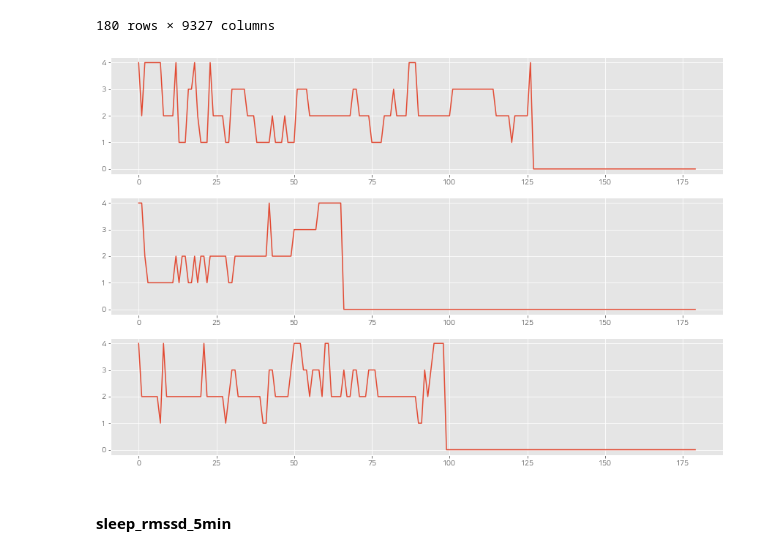
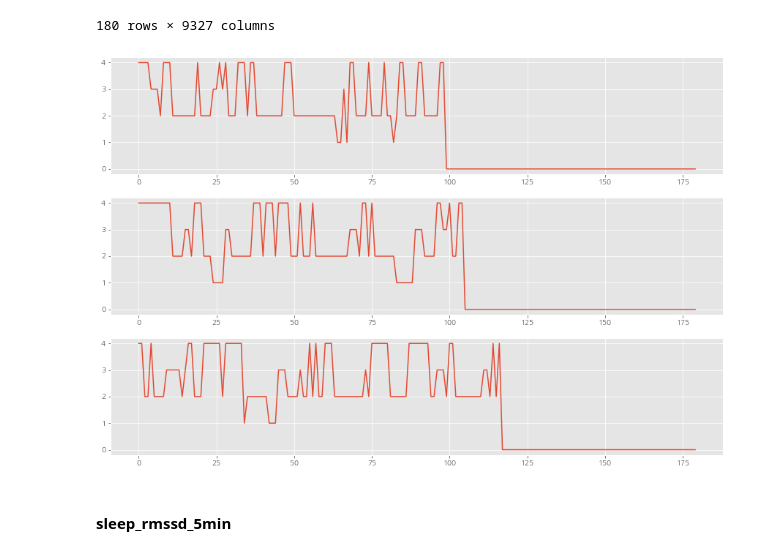
Before and after one commit to NumpyGonHey/Dementia_clf, a Jupyter notebook: EDA_report_code_dementia.ipynb, the cells around one changed output. Cells and saved outputs as stored; diff of their text form; code cells hidden in the pictures.

```diff
--- a/EDA_report_code_dementia.ipynb
+++ b/EDA_report_code_dementia.ipynb
@@ -38,5 +43,5 @@ For more details https://aihub.or.kr/problem_contest/nipa-learning-platform/6
 # %%
-path = "./Dataset/"
+path = "./dolphin/Dataset/"
 
 # original data : data
 data =  pd.read_csv(path + "dementia_data.csv", parse_dates=['summary_date']) # 애초에 datatime 유형의 데이터를 읽어 올 때부터 형변환하기
@@ -650,9 +671,11 @@ signal_df3[9326].plot()
 plt.style.use("ggplot")
 plt.figure(figsize=(15,10))
 
+r = [155,117,119]
+
 for i in range(3):
     plt.subplot(3,1,i+1)
-    r = random.randrange(0,9328)
-    plt.plot(signal_df3[r])
+    #r = random.randrange(0,9328)
+    plt.plot(signal_df3[r[i]])
 plt.show()
 # %% [output]
@@ -691,15 +714,16 @@ signal_df4
 # %%
 # 랜덤하게 그래프 3개 찍기
 plt.style.use("ggplot")
 plt.figure(figsize=(15,10))
+r = [3,4,5]
 
 for i in range(3):
     plt.subplot(3,1,i+1)
-    r = random.randrange(0,9328)
-    plt.plot(signal_df4[r])
+    #r = random.randrange(0,9328)
+    plt.plot(signal_df4[r[i]])
 plt.show()
 # %% [output]
-[figure, old version]
+[figure, new version]
 # %% [markdown]
 #### sleep_rmssd_5min
 # %%
```
Also changed, not shown: parts of 4 cells of this notebook.
